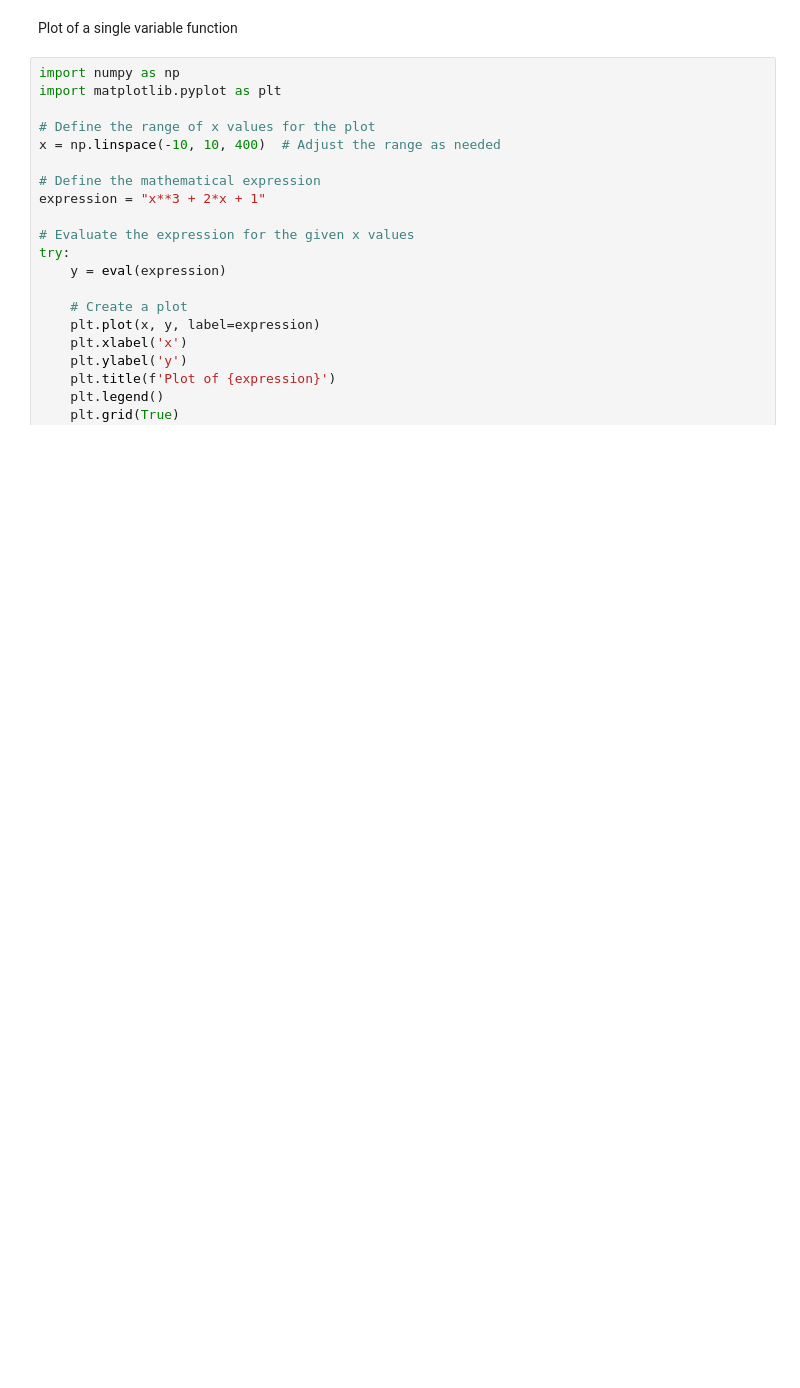
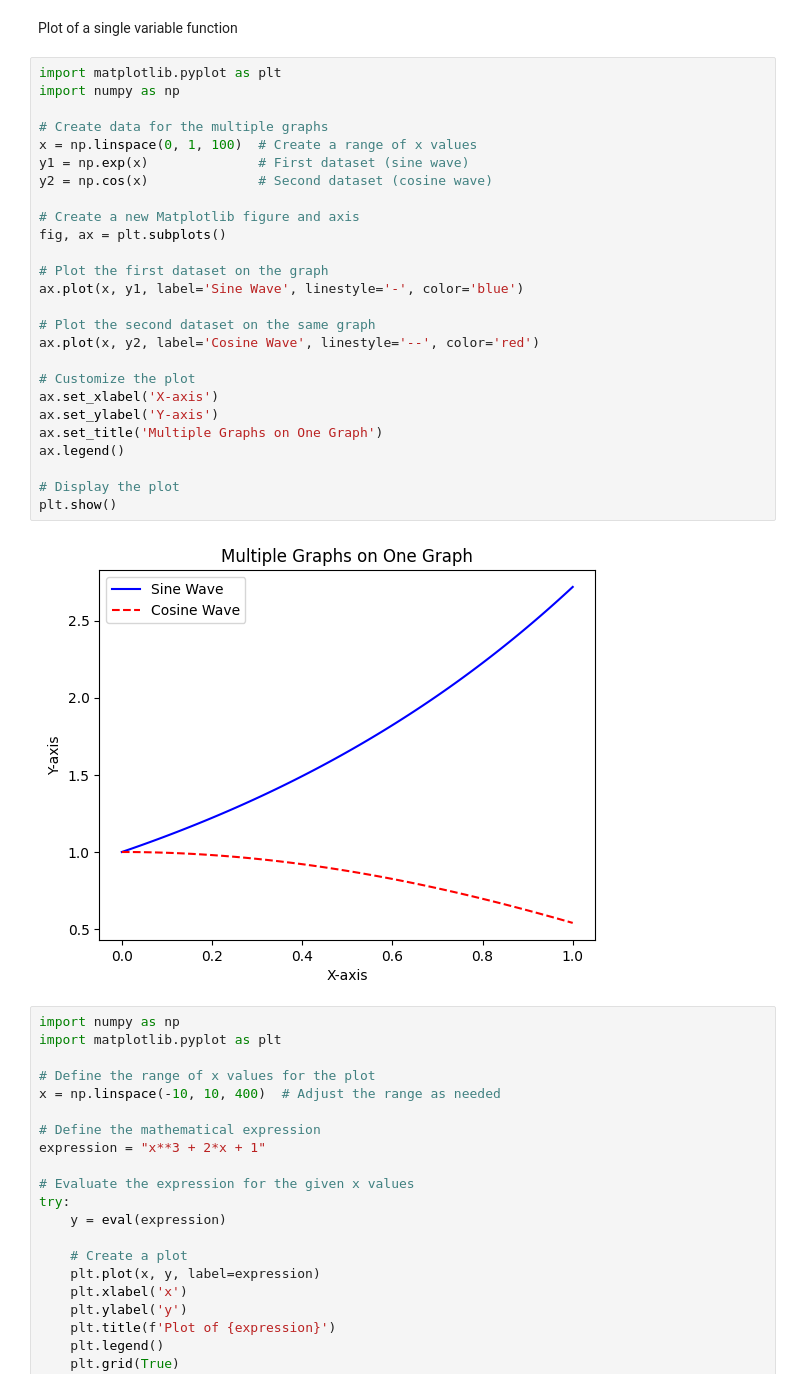
Before and after one commit to Ovalelephant35/Computational-Physics, a Jupyter notebook: Python-Basics/6-Plot.ipynb, the cells around one changed output. Saved outputs shown, nothing was run; the diff lists cells and outputs as text; blank space fills up the shorter version.

```diff
--- a/Python-Basics/6-Plot.ipynb
+++ b/Python-Basics/6-Plot.ipynb
@@ -1,5 +1,33 @@
 # %% [markdown]
 Plot of a single variable function
+# %%
+import matplotlib.pyplot as plt
+import numpy as np
+
+# Create data for the multiple graphs
+x = np.linspace(0, 1, 100)  # Create a range of x values
+y1 = np.exp(x)              # First dataset (sine wave)
+y2 = np.cos(x)              # Second dataset (cosine wave)
+
+# Create a new Matplotlib figure and axis
+fig, ax = plt.subplots()
+
+# Plot the first dataset on the graph
+ax.plot(x, y1, label='Sine Wave', linestyle='-', color='blue')
+
+# Plot the second dataset on the same graph
+ax.plot(x, y2, label='Cosine Wave', linestyle='--', color='red')
+
+# Customize the plot
+ax.set_xlabel('X-axis')
+ax.set_ylabel('Y-axis')
+ax.set_title('Multiple Graphs on One Graph')
+ax.legend()
+
+# Display the plot
+plt.show()
+# %% [output]
+[figure, added]
 # %%
 import numpy as np
 import matplotlib.pyplot as plt
```
Also changed, not shown: 30 other files.
